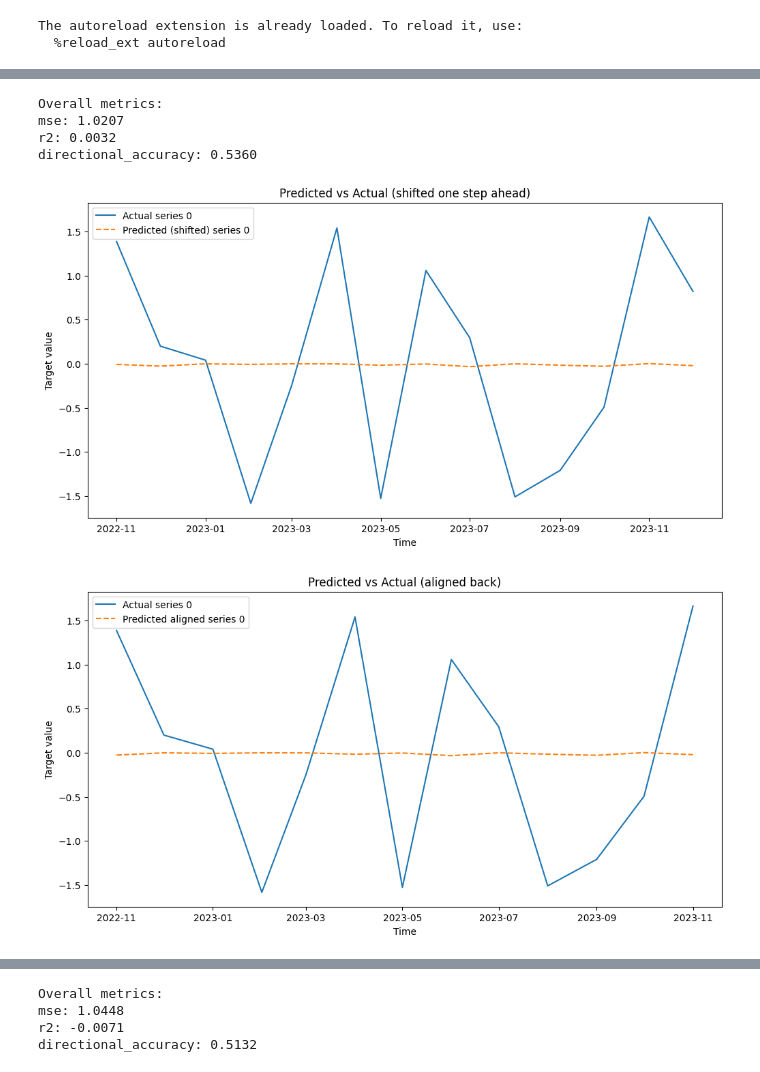
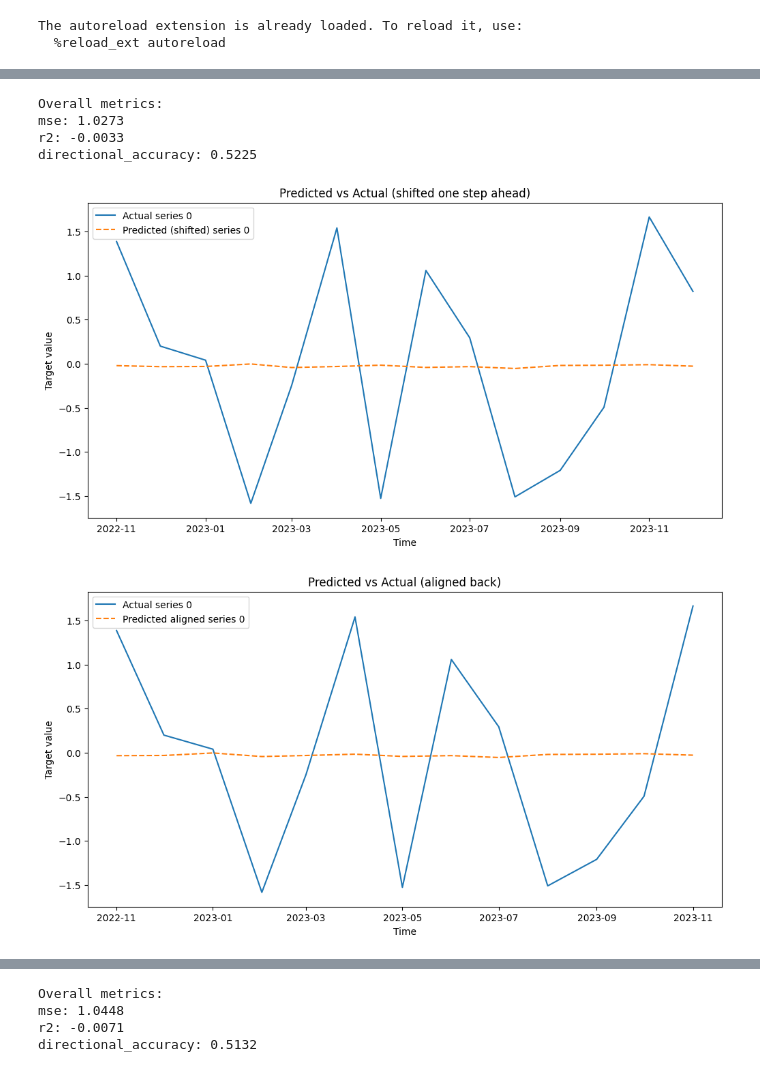
Before and after one commit to timothycdc/HOPLS-fin-data, a Jupyter notebook: archive/predictions.ipynb, the cells around one changed output, grey strips where cells are left out. Cells and saved outputs as stored; diff of their text form; code cells hidden in the pictures.

```diff
--- a/predictions.ipynb
+++ b/archive/predictions.ipynb
@@ -71,7 +71,7 @@ engine = PredictionTestEngine(
     time_index=time_index_all,
 )
 
-y_pred, y_true, times, metrics = engine.run(
+y_pred, y_true, times, metrics = engine.run_window(
     method="hopls", R=17, Ln=(20, 20), epsilon=1e-8, verbose=True, n_jobs=5
 )
 
@@ -84,29 +91,29 @@ engine.plot_results(series_indices=[0])
 # %%
 # Instantiate engine
 window_size = 50
 train_start = int(0.95 * X_all.shape[0])
 engine = PredictionTestEngine(
     X_all,
     Y_all,
     window_size=window_size,
     train_start=train_start,
     time_index=time_index_all,
 )
 
-y_pred, y_true, times, metrics = engine.run(
+y_pred, y_true, times, metrics = engine.run_window(
     method="hopls", R=25, Ln=(20, 20), epsilon=1e-7, verbose=True, n_jobs=5
 )
 
 print("Overall metrics:")
 for k, v in metrics.items():
     print(f"{k}: {v:.4f}")
 
 # Plot results for series 0
 engine.plot_results(series_indices=[0])
 # %% [output]
 Overall metrics:
-mse: 1.0207
-r2: 0.0032
-directional_accuracy: 0.5360
+mse: 1.0273
+r2: -0.0033
+directional_accuracy: 0.5225
-[figure, old version]
+[figure, new version]
-[figure, old version]
+[figure, new version]
```
Also changed, not shown: parts of 7 cells of this notebook, 11 other files.
